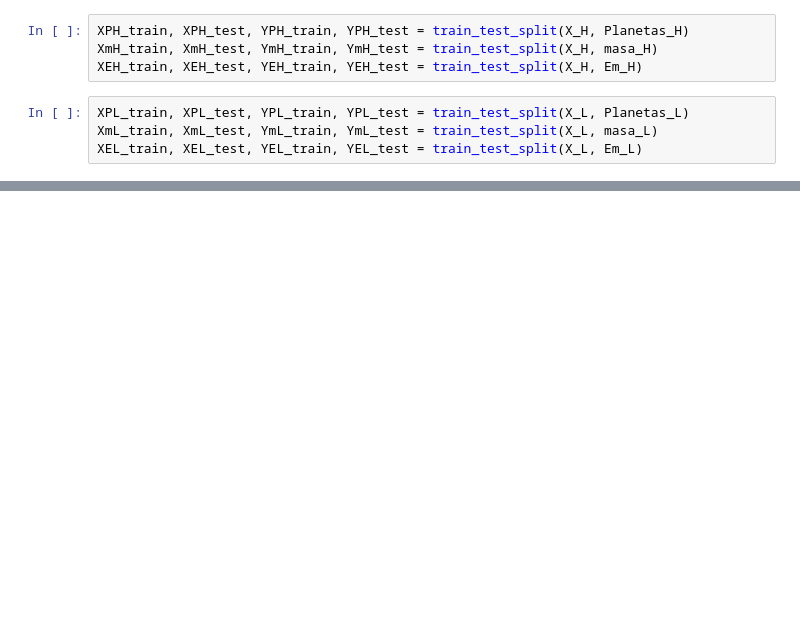
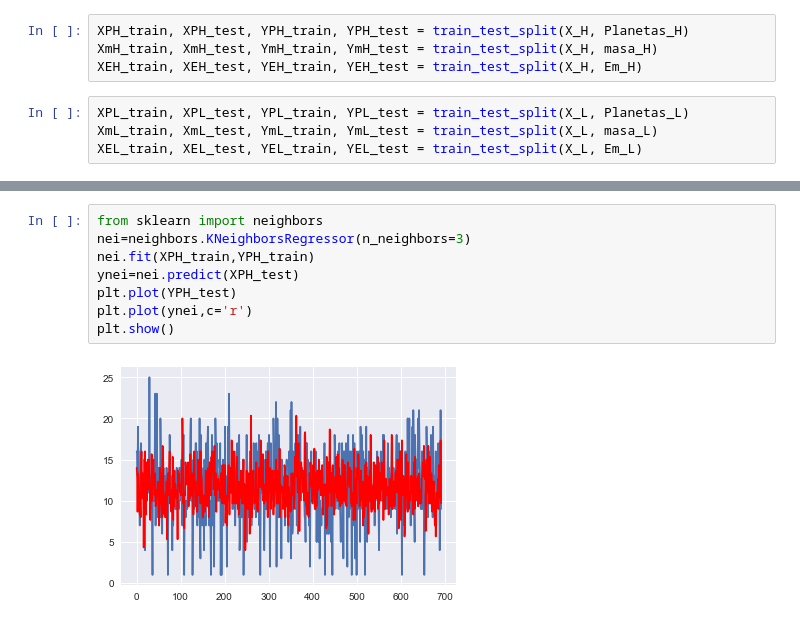
Before and after one commit to nino1201/AlejandroNino_DanielRomero_Tarea3, a Jupyter notebook: Tarea3.ipynb, the cells around one changed output, grey strips where cells are left out. Cells and saved outputs as stored; diff of their text form; blank space fills up the shorter version.

```diff
--- a/Tarea3.ipynb
+++ b/Tarea3.ipynb
@@ -156,0 +137,10 @@ solve_gauss(XEL_train, XEL_test, YEL_train, YEL_test)
+# %%
+from sklearn import neighbors
+nei=neighbors.KNeighborsRegressor(n_neighbors=3)
+nei.fit(XPH_train,YPH_train)
+ynei=nei.predict(XPH_test)
+plt.plot(YPH_test)
+plt.plot(ynei,c='r')
+plt.show()
+# %% [output]
+[figure, added]
```
Also changed, not shown: parts of 66 cells of this notebook.
